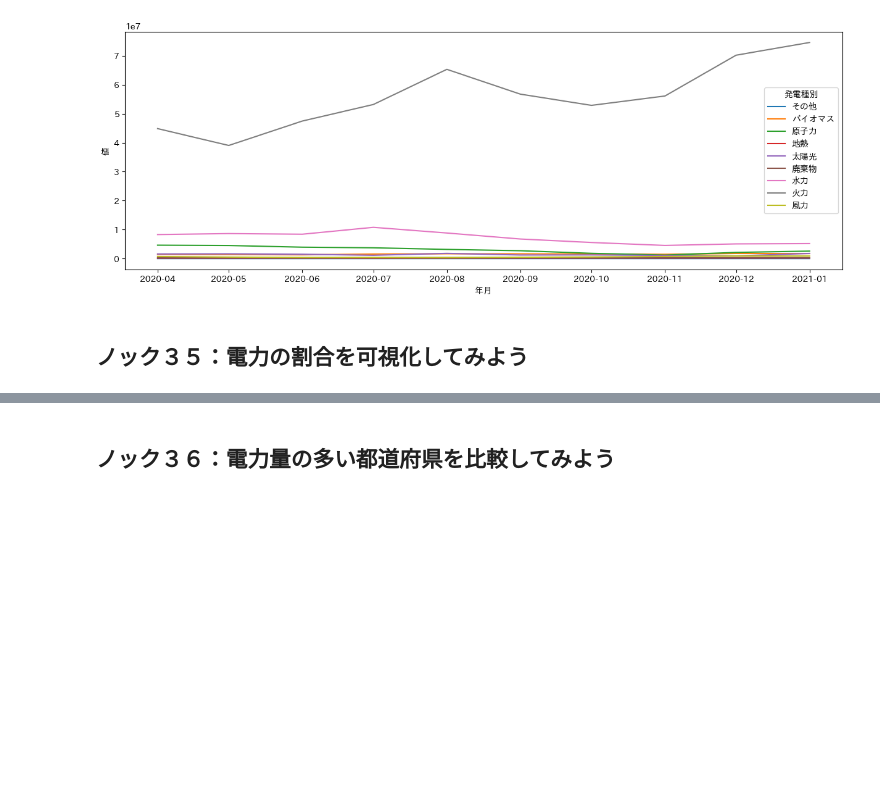
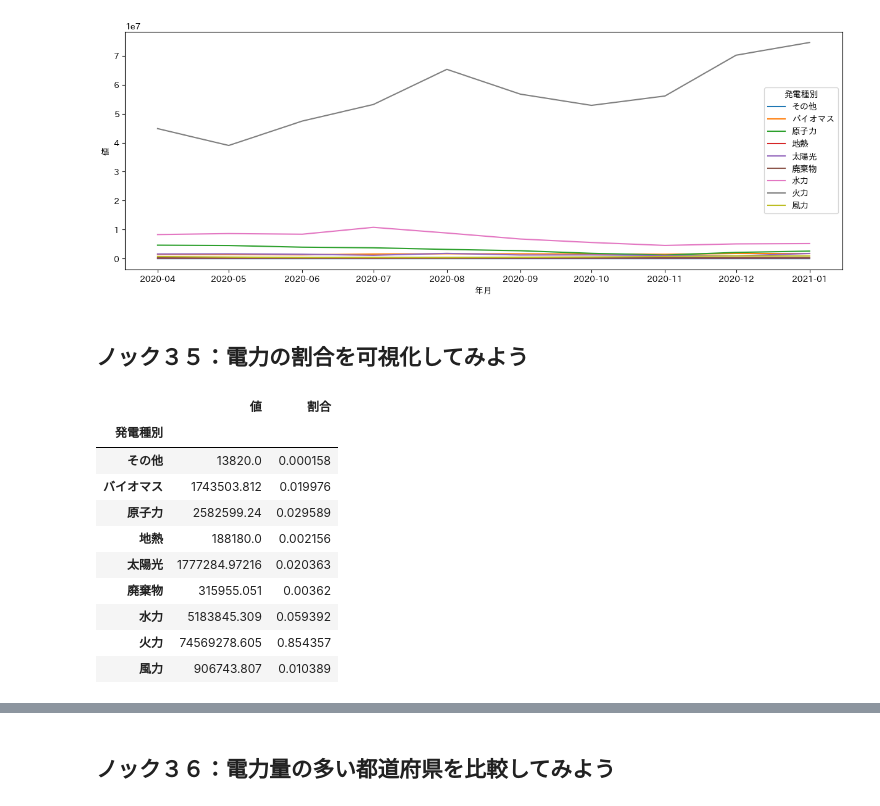
Before and after one commit to shake345/Python100knock, a Jupyter notebook: 2章.ipynb, the cells around one changed output, grey strips where cells are left out. Drawn from its saved outputs; the diff is of its cells as text; code cells hidden in the pictures; blank space fills up the shorter version.

```diff
--- a/2章.ipynb
+++ b/2章.ipynb
@@ -520,3 +527,20 @@ sns.lineplot(x=viz_data['年月'],y=viz_data['値'], hue=viz_data['発電種別'
 [figure]
 # %% [markdown]
 ## ノック３５：電力の割合を可視化してみよう
+# %%
+viz_data = datas_v_all.loc[(datas_v_all['項目']=='電力量')&(datas_v_all['年月']=='2021.1')]
+viz_data = viz_data[['発電種別','値']].groupby('発電種別').sum()
+viz_data['割合'] = viz_data['値']/viz_data['値'].sum()
+viz_data
+# %% [output]
+|  | 値 | 割合 |
+| 発電種別 |  |  |
+| その他 | 13820.0 | 0.000158 |
+| バイオマス | 1743503.812 | 0.019976 |
+| 原子力 | 2582599.24 | 0.029589 |
+| 地熱 | 188180.0 | 0.002156 |
+| 太陽光 | 1777284.97216 | 0.020363 |
+| 廃棄物 | 315955.051 | 0.00362 |
+| 水力 | 5183845.309 | 0.059392 |
+| 火力 | 74569278.605 | 0.854357 |
+| 風力 | 906743.807 | 0.010389 |
```
Also changed, not shown: parts of 8 cells of this notebook.
